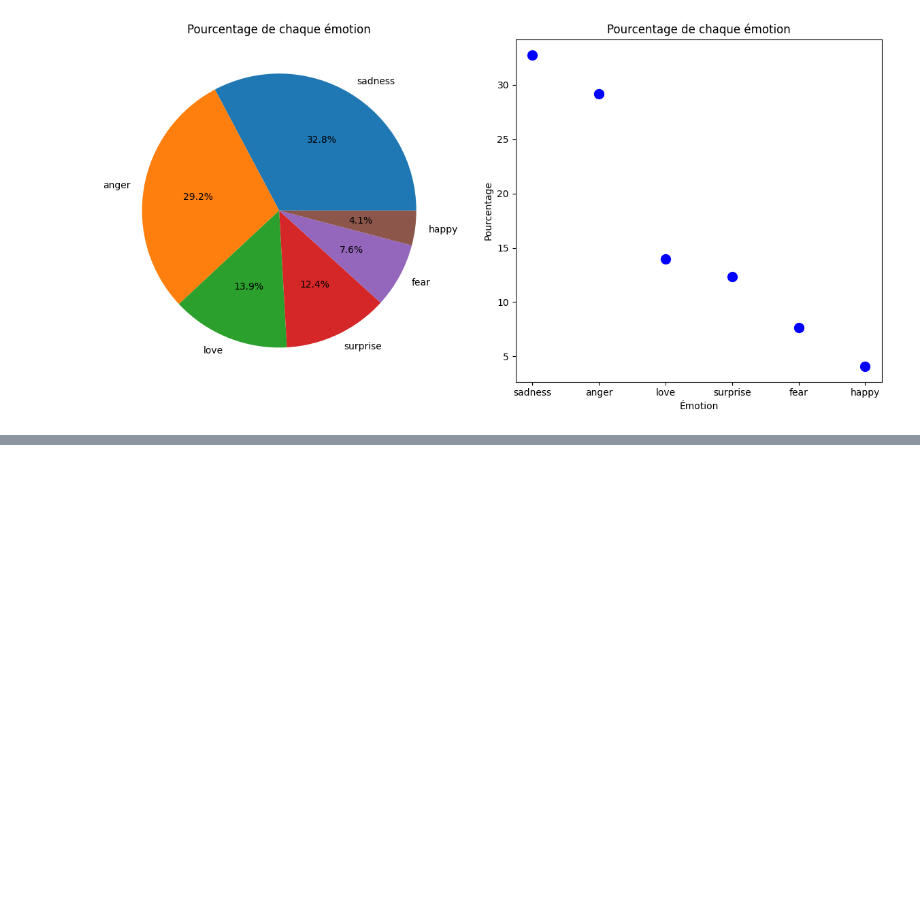
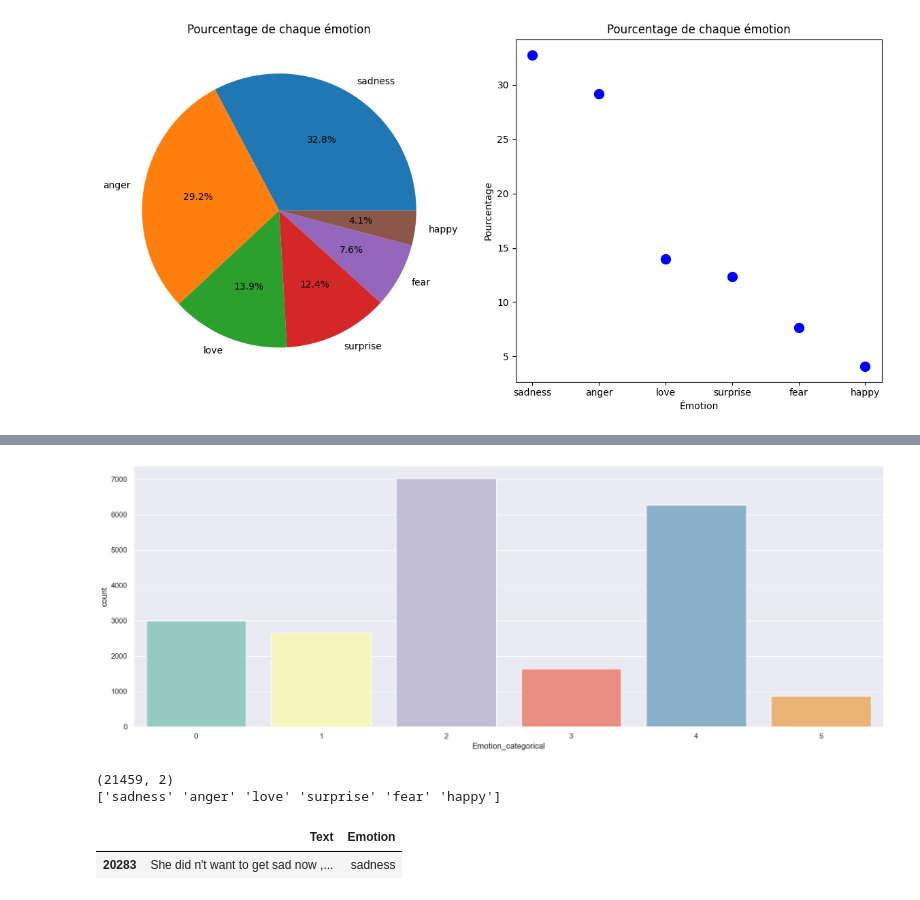
Before and after one commit to davidbreau/psycho_NLP, a Jupyter notebook: 1_.ipynb, the cells around one changed output, grey strips where cells are left out. Cells and saved outputs as stored; diff of their text form; code cells hidden in the pictures; blank space fills up the shorter version.

```diff
--- a/1_.ipynb
+++ b/1_.ipynb
@@ -57,0 +86,38 @@ plt.show()
+# %%
+plt.figure(figsize = (20,7))
+#sns.set_theme(style="darkgrid")
+
+ax = sns.countplot(x="Emotion_categorical", data=df, palette="Set3", dodge=False)
+# %% [output]
+[figure, added]
+# %%
+import nltk
+import pandas as pd
+
+# Import the necessary modules
+import matplotlib.pyplot as plt
+import seaborn as sns
+from nltk.corpus import stopwords
+from nltk.probability import FreqDist
+from nltk.tokenize import word_tokenize
+from nltk.sentiment import SentimentIntensityAnalyzer
+
+# Load the data
+df = pd.read_csv('data/Emotion_final.csv')
+
+# Print the shape of the DataFrame
+print(df.shape)
+
+# Display the first few rows of the DataFrame
+df.head()
+
+# Print the unique emotions in the DataFrame
+print(df.Emotion.unique())
+
+# Display a random sample from the DataFrame
+df.sample(1)
+# %% [output]
+(21459, 2)
+['sadness' 'anger' 'love' 'surprise' 'fear' 'happy']
+|  | Text | Emotion |
+| 20283 | She did n't want to get sad now ,... | sadness |
```
Also changed, not shown: parts of 4 cells of this notebook.
